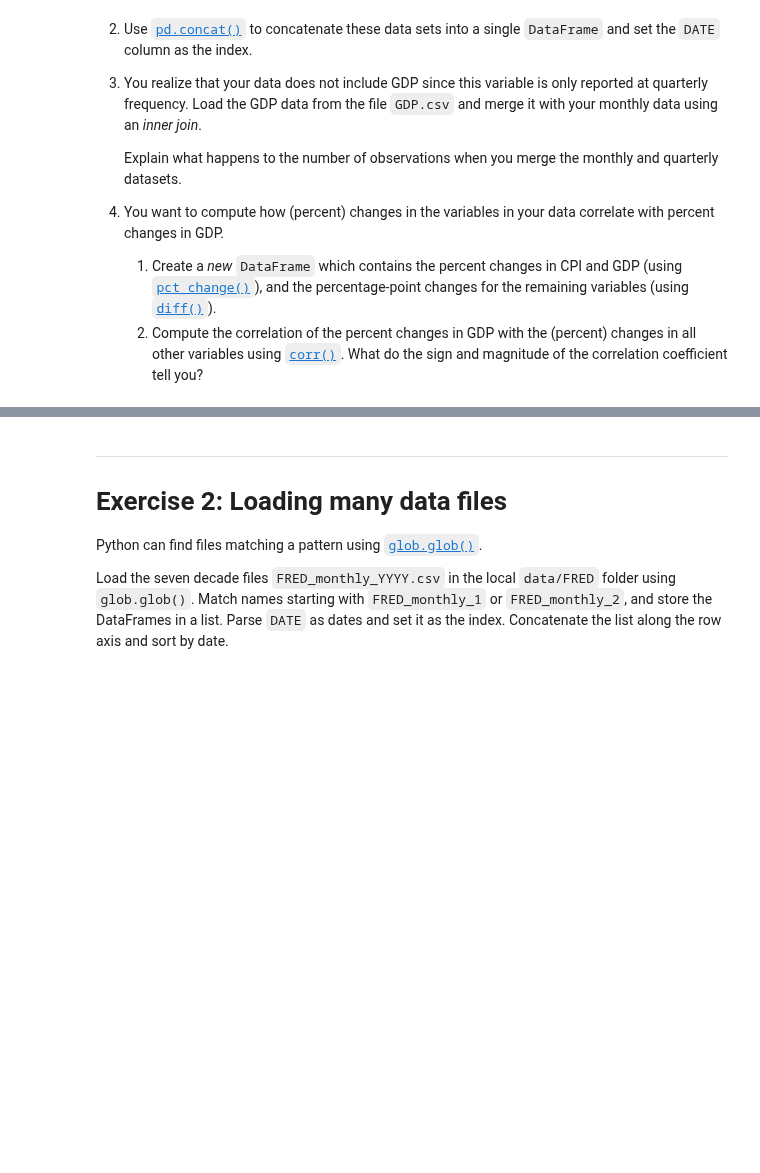
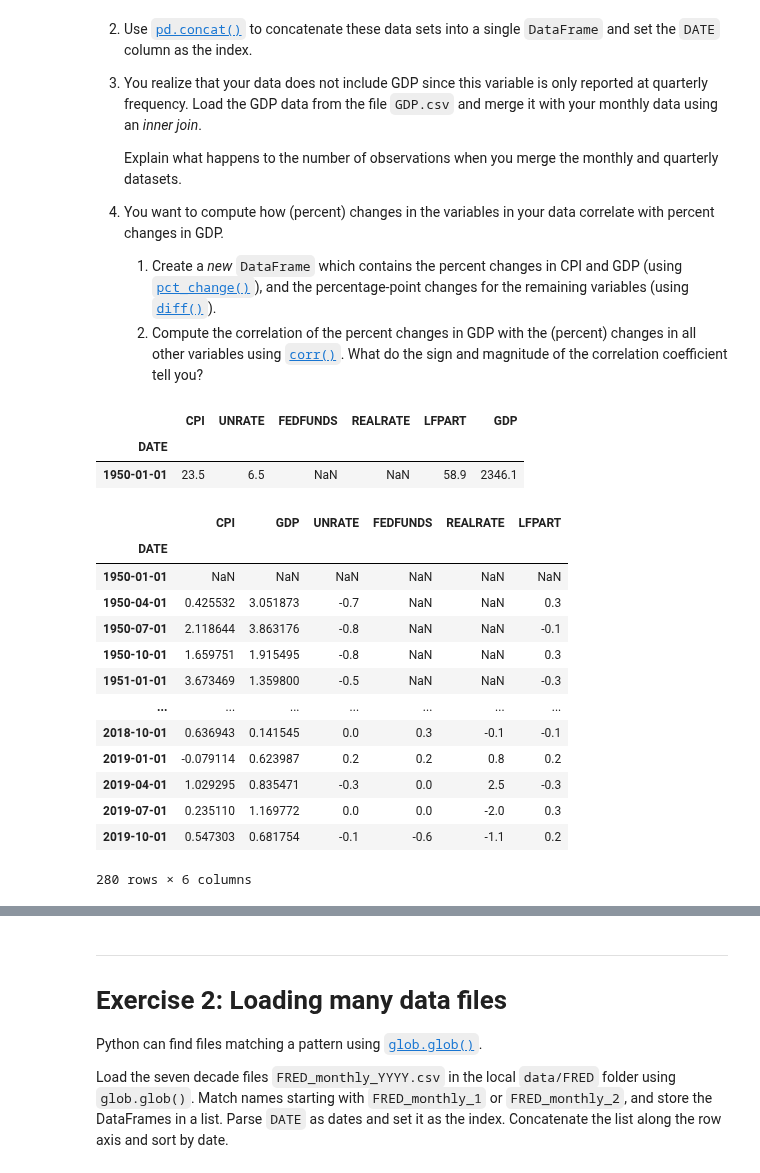
Before and after one commit to JKO-coder1/TECH2-H26, a Jupyter notebook: workshops/workshop5/workshop5_v1_JK.ipynb, the cells around one changed output, grey strips where cells are left out. Saved outputs shown, nothing was run; the diff lists cells and outputs as text; code cells hidden in the pictures; blank space fills up the shorter version.

```diff
--- a/workshops/workshop5/workshop5_v1_JK.ipynb
+++ b/workshops/workshop5/workshop5_v1_JK.ipynb
@@ -27,0 +39,39 @@ For this exercise, you'll be using macroeconomic data from the folder `data/FRED
+# %%
+dfs_new = pd.concat(dfs).set_index('DATE')
+# %%
+gdp = f'{DATA_PATH}/FRED/GDP.csv'
+new_file = pd.read_csv(gdp, parse_dates=['DATE'])
+
+dfs_final = pd.merge(dfs_new, new_file, on='DATE', how='inner').set_index('DATE')
+
+dfs_final.head(1)
+# %% [output]
+|  | CPI | UNRATE | FEDFUNDS | REALRATE | LFPART | GDP |
+| DATE |  |  |  |  |  |  |
+| 1950-01-01 | 23.5 | 6.5 | NaN | NaN | 58.9 | 2346.1 |
+# %%
+df_changes = pd.DataFrame({
+    'CPI': dfs_final['CPI'].pct_change() * 100,
+    'GDP': dfs_final['GDP'].pct_change() * 100,
+    'UNRATE': dfs_final['UNRATE'].diff(),
+    'FEDFUNDS': dfs_final['FEDFUNDS'].diff(),
+    'REALRATE': dfs_final['REALRATE'].diff(),
+    'LFPART': dfs_final['LFPART'].diff(),
+})
+
+df_changes
+# %% [output]
+|  | CPI | GDP | UNRATE | FEDFUNDS | REALRATE | LFPART |
+| DATE |  |  |  |  |  |  |
+| 1950-01-01 | NaN | NaN | NaN | NaN | NaN | NaN |
+| 1950-04-01 | 0.425532 | 3.051873 | -0.7 | NaN | NaN | 0.3 |
+| 1950-07-01 | 2.118644 | 3.863176 | -0.8 | NaN | NaN | -0.1 |
+| 1950-10-01 | 1.659751 | 1.915495 | -0.8 | NaN | NaN | 0.3 |
+| 1951-01-01 | 3.673469 | 1.359800 | -0.5 | NaN | NaN | -0.3 |
+| ... | ... | ... | ... | ... | ... | ... |
+| 2018-10-01 | 0.636943 | 0.141545 | 0.0 | 0.3 | -0.1 | -0.1 |
+| 2019-01-01 | -0.079114 | 0.623987 | 0.2 | 0.2 | 0.8 | 0.2 |
+| 2019-04-01 | 1.029295 | 0.835471 | -0.3 | 0.0 | 2.5 | -0.3 |
+| 2019-07-01 | 0.235110 | 1.169772 | 0.0 | 0.0 | -2.0 | 0.3 |
+| 2019-10-01 | 0.547303 | 0.681754 | -0.1 | -0.6 | -1.1 | 0.2 |
+280 rows × 6 columns
```
Also changed, not shown: parts of 12 cells of this notebook.
